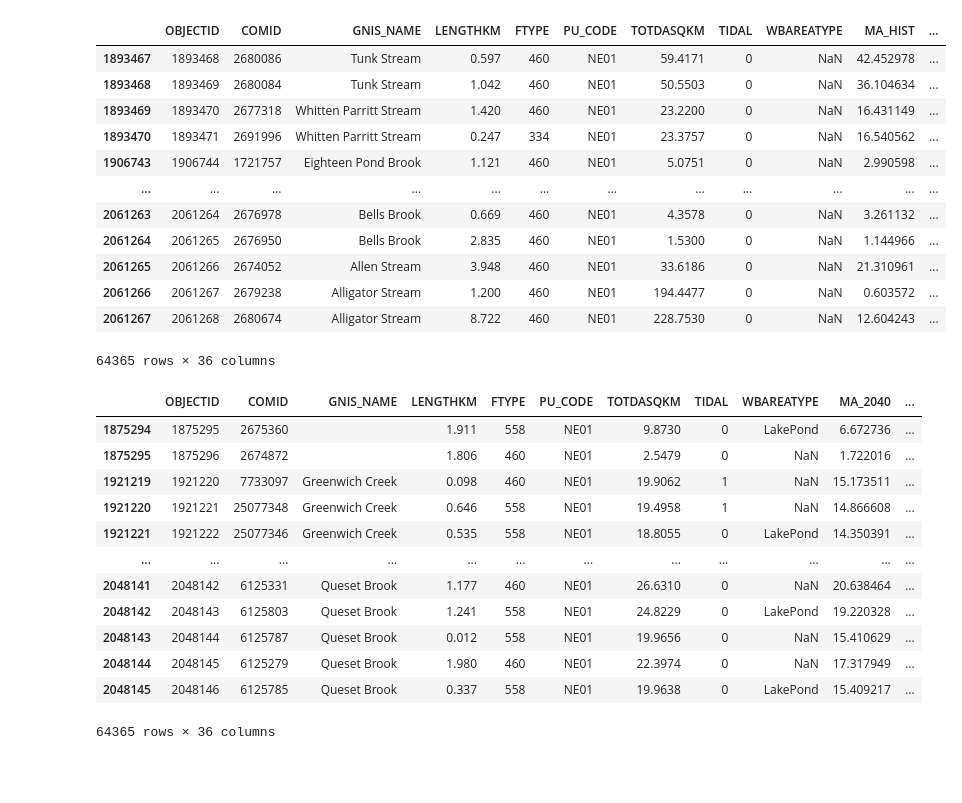
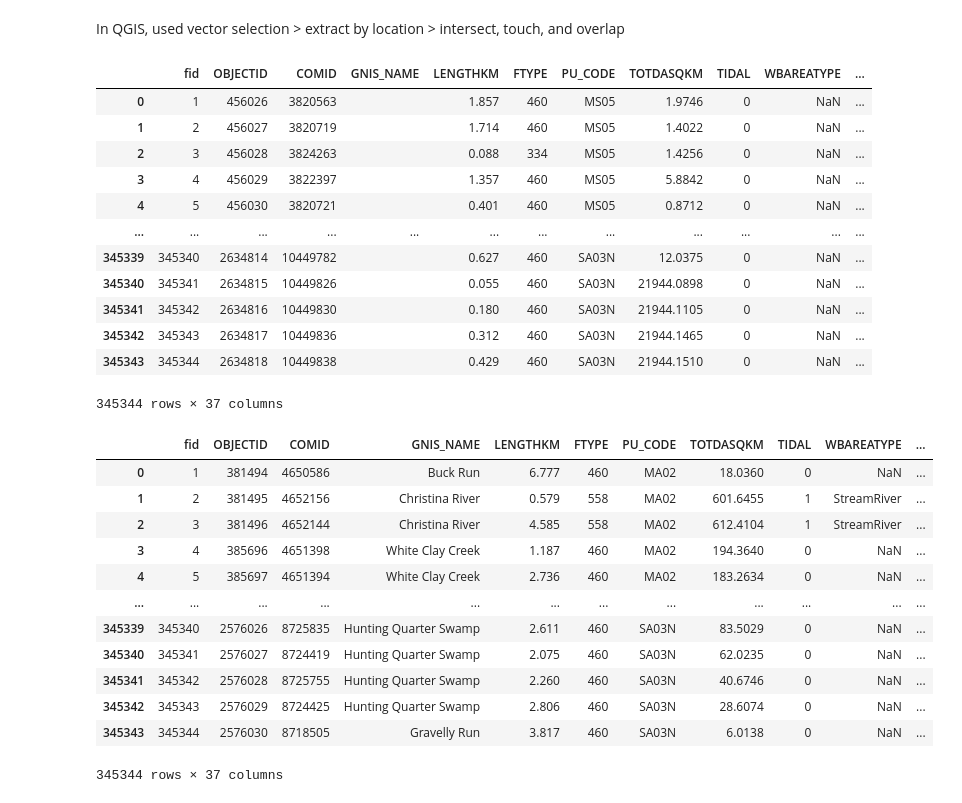
Before and after one commit to Hydro-Umass/FoAF, a Jupyter notebook: extract_NE.ipynb, the cells around one changed output. Saved outputs shown, nothing was run; the diff lists cells and outputs as text; code cells hidden in the pictures; blank space fills up the shorter version.

```diff
--- a/extract_NE.ipynb
+++ b/extract_NE.ipynb
@@ -1,41 +1,40 @@
+# %% [markdown]
+In QGIS, used vector selection > extract by location > intersect, touch, and overlap
 # %%
 import pandas as pd
 # %%
-hist_data = pd.read_csv("hydro_hist.csv")
+hist_data = pd.read_csv("NE_buffered_1990s.csv")
 # %%
-prefix_to_match = "NE"
-NE_hist_data = hist_data[hist_data["PU_CODE"].str.startswith(prefix_to_match)]
-NE_hist_data
+hist_data
 # %% [output]
-|  | OBJECTID | COMID | GNIS_NAME | LENGTHKM | FTYPE | PU_CODE | TOTDASQKM | TIDAL | WBAREATYPE | MA_HIST | ... |
-| 1893467 | 1893468 | 2680086 | Tunk Stream | 0.597 | 460 | NE01 | 59.4171 | 0 | NaN | 42.452978 | ... |
-| 1893468 | 1893469 | 2680084 | Tunk Stream | 1.042 | 460 | NE01 | 50.5503 | 0 | NaN | 36.104634 | ... |
-| 1893469 | 1893470 | 2677318 | Whitten Parritt Stream | 1.420 | 460 | NE01 | 23.2200 | 0 | NaN | 16.431149 | ... |
-| 1893470 | 1893471 | 2691996 | Whitten Parritt Stream | 0.247 | 334 | NE01 | 23.3757 | 0 | NaN | 16.540562 | ... |
-| 1906743 | 1906744 | 1721757 | Eighteen Pond Brook | 1.121 | 460 | NE01 | 5.0751 | 0 | NaN | 2.990598 | ... |
+|  | fid | OBJECTID | COMID | GNIS_NAME | LENGTHKM | FTYPE | PU_CODE | TOTDASQKM | TIDAL | WBAREATYPE | ... |
+| 0 | 1 | 456026 | 3820563 |  | 1.857 | 460 | MS05 | 1.9746 | 0 | NaN | ... |
+| 1 | 2 | 456027 | 3820719 |  | 1.714 | 460 | MS05 | 1.4022 | 0 | NaN | ... |
+| 2 | 3 | 456028 | 3824263 |  | 0.088 | 334 | MS05 | 1.4256 | 0 | NaN | ... |
+| 3 | 4 | 456029 | 3822397 |  | 1.357 | 460 | MS05 | 5.8842 | 0 | NaN | ... |
+| 4 | 5 | 456030 | 3820721 |  | 0.401 | 460 | MS05 | 0.8712 | 0 | NaN | ... |
 | ... | ... | ... | ... | ... | ... | ... | ... | ... | ... | ... | ... |
-| 2061263 | 2061264 | 2676978 | Bells Brook | 0.669 | 460 | NE01 | 4.3578 | 0 | NaN | 3.261132 | ... |
-| 2061264 | 2061265 | 2676950 | Bells Brook | 2.835 | 460 | NE01 | 1.5300 | 0 | NaN | 1.144966 | ... |
-| 2061265 | 2061266 | 2674052 | Allen Stream | 3.948 | 460 | NE01 | 33.6186 | 0 | NaN | 21.310961 | ... |
-| 2061266 | 2061267 | 2679238 | Alligator Stream | 1.200 | 460 | NE01 | 194.4477 | 0 | NaN | 0.603572 | ... |
-| 2061267 | 2061268 | 2680674 | Alligator Stream | 8.722 | 460 | NE01 | 228.7530 | 0 | NaN | 12.604243 | ... |
+| 345339 | 345340 | 2634814 | 10449782 |  | 0.627 | 460 | SA03N | 12.0375 | 0 | NaN | ... |
+| 345340 | 345341 | 2634815 | 10449826 |  | 0.055 | 460 | SA03N | 21944.0898 | 0 | NaN | ... |
+| 345341 | 345342 | 2634816 | 10449830 |  | 0.180 | 460 | SA03N | 21944.1105 | 0 | NaN | ... |
+| 345342 | 345343 | 2634817 | 10449836 |  | 0.312 | 460 | SA03N | 21944.1465 | 0 | NaN | ... |
+| 345343 | 345344 | 2634818 | 10449838 |  | 0.429 | 460 | SA03N | 21944.1510 | 0 | NaN | ... |
-64365 rows × 36 columns
+345344 rows × 37 columns
 # %%
-mid_data = pd.read_csv("hydro_mid.csv")
-NE_mid_data = mid_data[mid_data["PU_CODE"].str.startswith(prefix_to_match)]
-NE_mid_data
+mid_data = pd.read_csv("NE_buffered_2040s.csv")
+mid_data
 # %% [output]
-|  | OBJECTID | COMID | GNIS_NAME | LENGTHKM | FTYPE | PU_CODE | TOTDASQKM | TIDAL | WBAREATYPE | MA_2040 | ... |
-| 1875294 | 1875295 | 2675360 |  | 1.911 | 558 | NE01 | 9.8730 | 0 | LakePond | 6.672736 | ... |
-| 1875295 | 1875296 | 2674872 |  | 1.806 | 460 | NE01 | 2.5479 | 0 | NaN | 1.722016 | ... |
-| 1921219 | 1921220 | 7733097 | Greenwich Creek | 0.098 | 460 | NE01 | 19.9062 | 1 | NaN | 15.173511 | ... |
-| 1921220 | 1921221 | 25077348 | Greenwich Creek | 0.646 | 558 | NE01 | 19.4958 | 1 | NaN | 14.866608 | ... |
-| 1921221 | 1921222 | 25077346 | Greenwich Creek | 0.535 | 558 | NE01 | 18.8055 | 0 | LakePond | 14.350391 | ... |
+|  | fid | OBJECTID | COMID | GNIS_NAME | LENGTHKM | FTYPE | PU_CODE | TOTDASQKM | TIDAL | WBAREATYPE | ... |
+| 0 | 1 | 381494 | 4650586 | Buck Run | 6.777 | 460 | MA02 | 18.0360 | 0 | NaN | ... |
+| 1 | 2 | 381495 | 4652156 | Christina River | 0.579 | 558 | MA02 | 601.6455 | 1 | StreamRiver | ... |
+| 2 | 3 | 381496 | 4652144 | Christina River | 4.585 | 558 | MA02 | 612.4104 | 1 | StreamRiver | ... |
+| 3 | 4 | 385696 | 4651398 | White Clay Creek | 1.187 | 460 | MA02 | 194.3640 | 0 | NaN | ... |
+| 4 | 5 | 385697 | 4651394 | White Clay Creek | 2.736 | 460 | MA02 | 183.2634 | 0 | NaN | ... |
 | ... | ... | ... | ... | ... | ... | ... | ... | ... | ... | ... | ... |
-| 2048141 | 2048142 | 6125331 | Queset Brook | 1.177 | 460 | NE01 | 26.6310 | 0 | NaN | 20.638464 | ... |
-| 2048142 | 2048143 | 6125803 | Queset Brook | 1.241 | 558 | NE01 | 24.8229 | 0 | LakePond | 19.220328 | ... |
-| 2048143 | 2048144 | 6125787 | Queset Brook | 0.012 | 558 | NE01 | 19.9656 | 0 | NaN | 15.410629 | ... |
-| 2048144 | 2048145 | 6125279 | Queset Brook | 1.980 | 460 | NE01 | 22.3974 | 0 | NaN | 17.317949 | ... |
-| 2048145 | 2048146 | 6125785 | Queset Brook | 0.337 | 558 | NE01 | 19.9638 | 0 | LakePond | 15.409217 | ... |
+| 345339 | 345340 | 2576026 | 8725835 | Hunting Quarter Swamp | 2.611 | 460 | SA03N | 83.5029 | 0 | NaN | ... |
+| 345340 | 345341 | 2576027 | 8724419 | Hunting Quarter Swamp | 2.075 | 460 | SA03N | 62.0235 | 0 | NaN | ... |
+| 345341 | 345342 | 2576028 | 8725755 | Hunting Quarter Swamp | 2.260 | 460 | SA03N | 40.6746 | 0 | NaN | ... |
+| 345342 | 345343 | 2576029 | 8724425 | Hunting Quarter Swamp | 2.806 | 460 | SA03N | 28.6074 | 0 | NaN | ... |
+| 345343 | 345344 | 2576030 | 8718505 | Gravelly Run | 3.817 | 460 | SA03N | 6.0138 | 0 | NaN | ... |
-64365 rows × 36 columns
+345344 rows × 37 columns
 # %%
```
Also changed, not shown: parts of 13 cells of this notebook, 1 other file.
